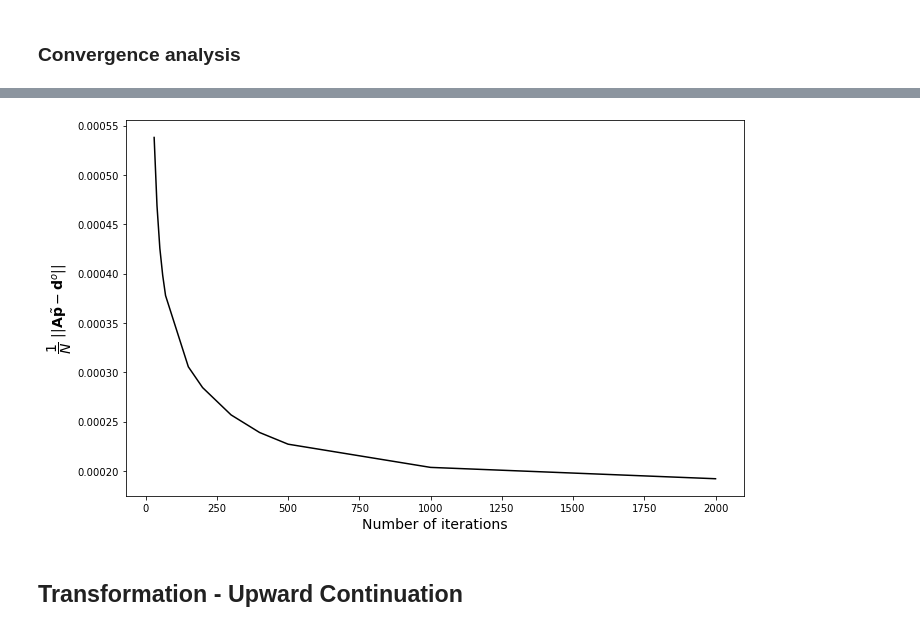
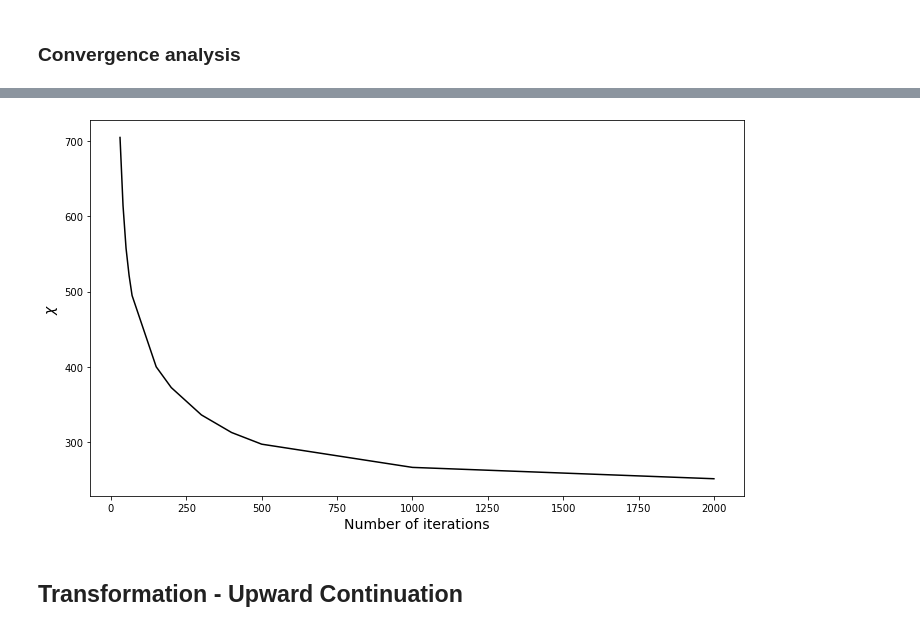
Before and after one commit to pinga-lab/eq_layer_mag_toeplitz, a Jupyter notebook: code/Carajas_Mag_Decimated_CGLS.ipynb, the cells around one changed output, grey strips where cells are left out. Cells and saved outputs as stored; diff of their text form; code cells hidden in the pictures.

```diff
--- a/code/Carajas_Mag_Decimated_CGLS.ipynb
+++ b/code/Carajas_Mag_Decimated_CGLS.ipynb
@@ -212,11 +232,16 @@ res_list_ls = np.array(res_list_ls)/N
+# %%
+res_list_ls = [10992.69184528218, 9560.36632015283, 8515.165559787964, 7788.188242365566, 7221.471071583974,
+               5307.969830930544, 4794.416954577143, 4237.092985425544, 3920.932658088118, 3721.59751423081,
+               3261.3233297419697, 2958.2451203294336]
+itmax = np.array([30,40,50,60,70,150,200,300,400,500,1000,2000])
 # %%
 itmax = np.array([30,40,50,60,70,150,200,300,400,500,1000,2000])
 fig = plt.figure(figsize=(10,6))
 fig.patch.set_facecolor('xkcd:white')
-plt.plot(itmax,res_list_ls, 'k-', label='Irregular decimated grid')
+plt.plot(itmax,res_list_ls, 'k-')
 plt.xlabel('Number of iterations', fontsize=14)
-plt.ylabel('$\dfrac{1}{N} \,\,||\mathbf{A} \~{\mathbf{p}} - \mathbf{d}^o||$', fontsize=14)
+plt.ylabel('$\chi$', fontsize=14)
 plt.tight_layout();
 #plt.savefig('figures/convergence_carajas_mag_decimated.png', dpi=300)
 # %% [output]
-[figure, old version]
+[figure, new version]
```
Also changed, not shown: parts of 24 cells of this notebook, 4 other files.
